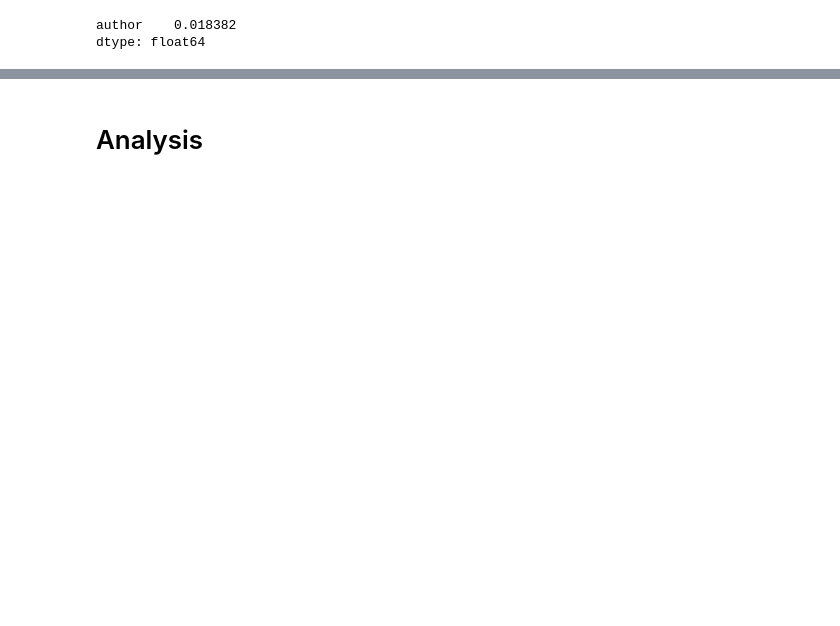
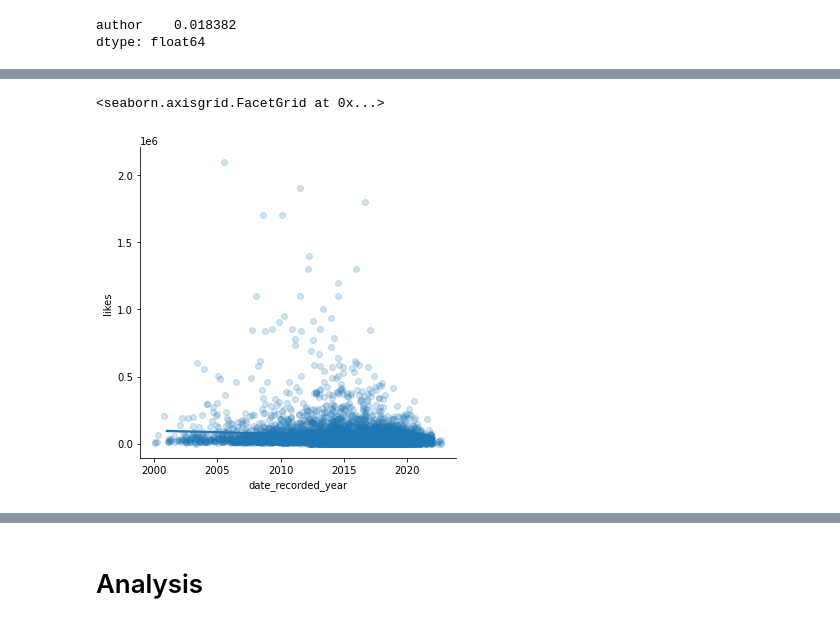
Before and after one commit to aaas24/code_library, a Jupyter notebook: ted_talks/2_preprocessing/ted_talks_preprocessing.ipynb, the cells around one changed output, grey strips where cells are left out. Saved outputs shown, nothing was run; the diff lists cells and outputs as text; code cells hidden in the pictures; blank space fills up the shorter version.

```diff
--- a/ted_talks/2_preprocessing/ted_talks_preprocessing.ipynb
+++ b/ted_talks/2_preprocessing/ted_talks_preprocessing.ipynb
@@ -130,0 +161,7 @@ df.head(5)
+# %%
+#removing outliyers
+df_graph=df[df.date_recorded_year>2000]
+sns.lmplot(x='date_recorded_year', y='likes', data=df_graph, x_jitter=1, scatter_kws={'alpha':.2})
+# %% [output]
+<seaborn.axisgrid.FacetGrid at 0x...>
+[figure, added]
```
Also changed, not shown: parts of 28 cells of this notebook, 3 other files.
